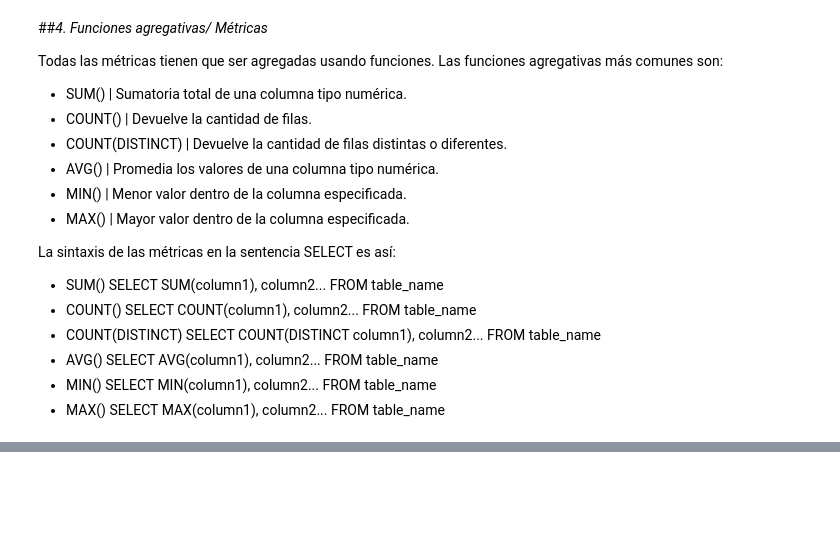
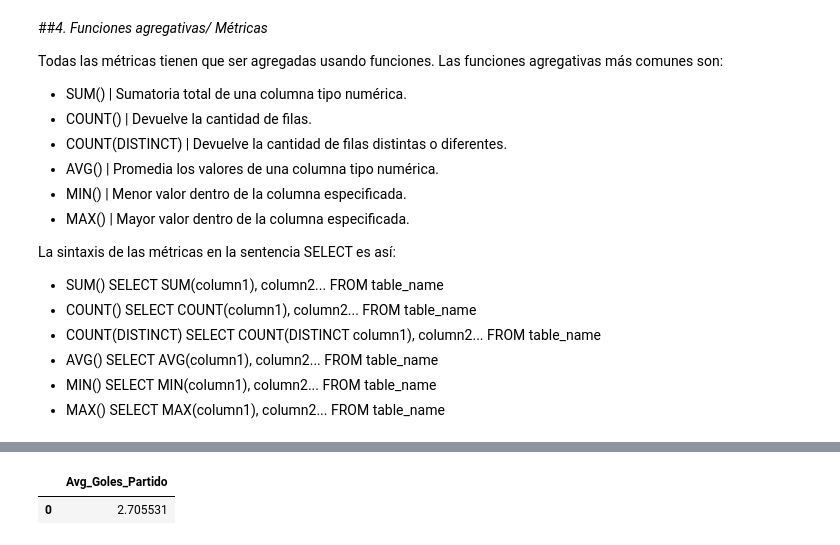
Before and after one commit to CharlieHndz/Talento-Tech-2024-Carlos-Hdez, a Jupyter notebook: Practica_SQL.ipynb, the cells around one changed output, grey strips where cells are left out. Drawn from its saved outputs; the diff is of its cells as text; code cells hidden in the pictures; blank space fills up the shorter version.

```diff
--- a/Practica_SQL.ipynb
+++ b/Practica_SQL.ipynb
@@ -362,0 +423,11 @@ coumt_countries
+# %%
+#5.1.1 Traer el promedio de goles por partido de la tabla Match
+#Deben traer el promedio de la suma de goles hechos por los equipos locales "home_team_goal" y visitantes "away_team_goal" en todos los juegos almacenados en la tabla Match
+#La tabla de resultados deberá mostrar únicamente el número con el promedio de goles por partido.
+
+query = """SELECT avg(home_team_goal + away_team_goal) as Avg_Goles_Partido FROM Match"""
+prueba1 = pd.read_sql(query, conn)
+prueba1
+# %% [output]
+|  | Avg_Goles_Partido |
+| 0 | 2.705531 |
```
Also changed, not shown: parts of 6 cells of this notebook.
